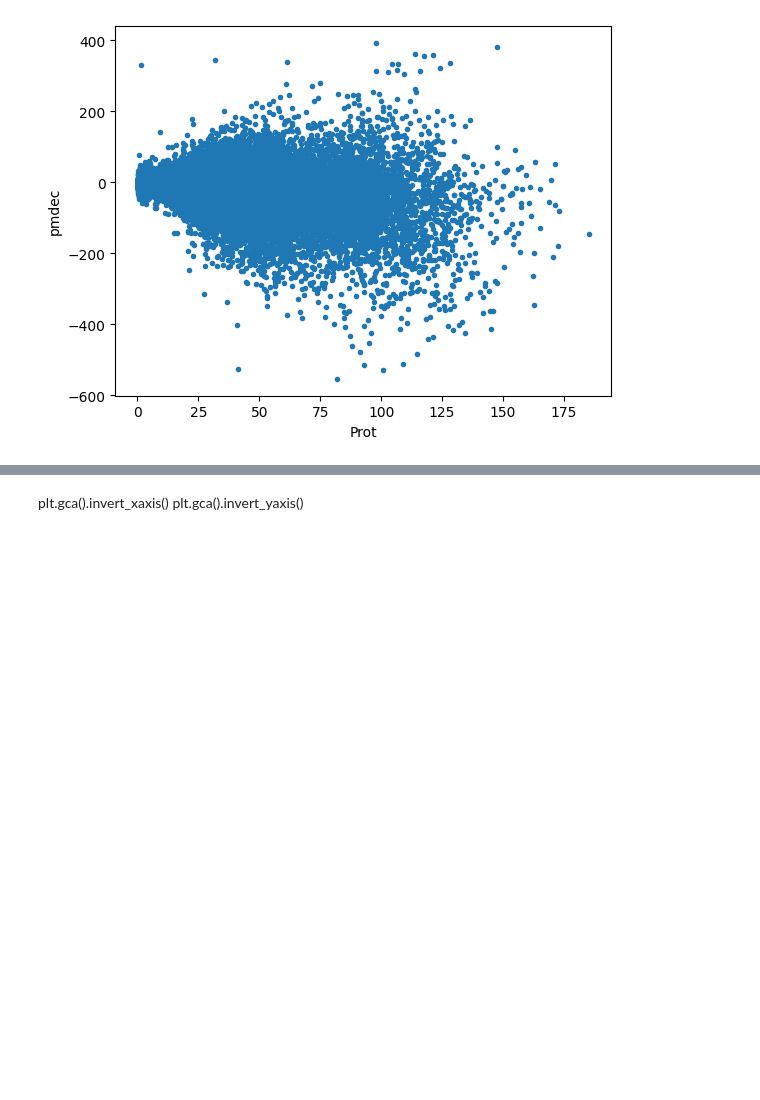
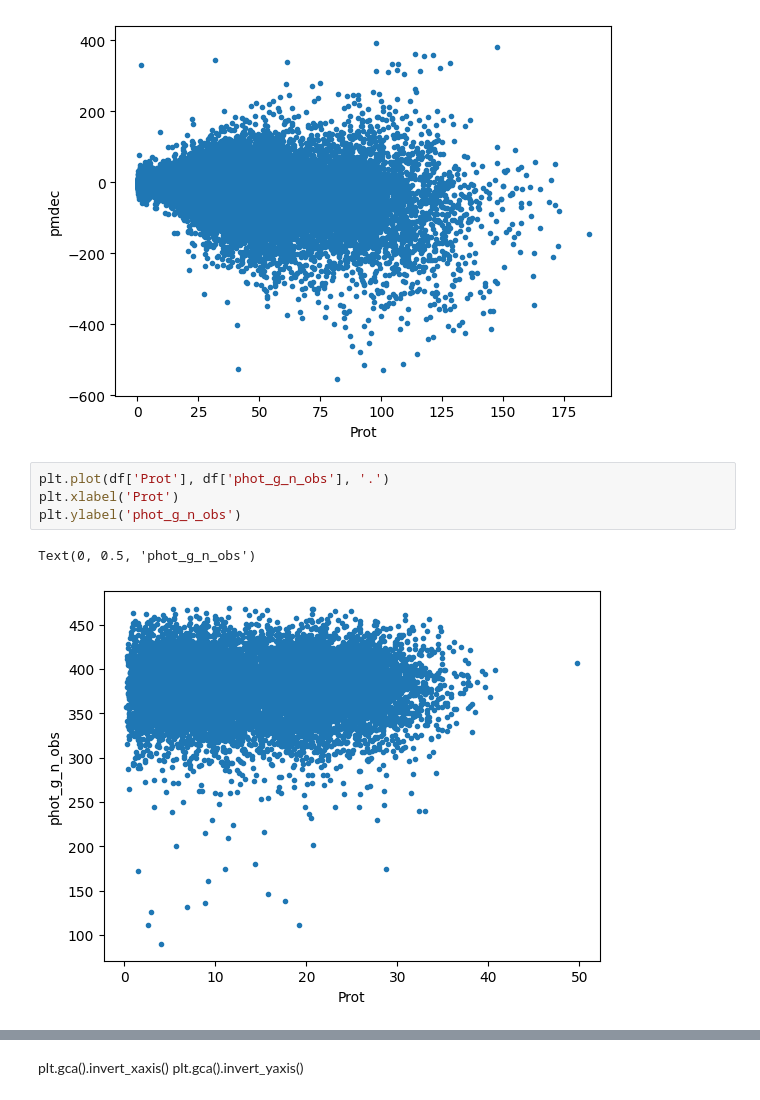
Before and after one commit to Jadesola3/SRMP, a Jupyter notebook: star_rotation_official.ipynb, the cells around one changed output, grey strips where cells are left out. Cells and saved outputs as stored; diff of their text form; blank space fills up the shorter version.

```diff
--- a/star_rotation_official.ipynb
+++ b/star_rotation_official.ipynb
@@ -122,3 +125,10 @@ plt.ylabel('pmdec')
 # %% [output]
 Text(0, 0.5, 'pmdec')
 [figure]
+# %%
+plt.plot(df['Prot'], df['phot_g_n_obs'], '.')
+plt.xlabel('Prot')
+plt.ylabel('phot_g_n_obs')
+# %% [output]
+Text(0, 0.5, 'phot_g_n_obs')
+[figure, added]
```
Also changed, not shown: parts of 37 cells of this notebook.
